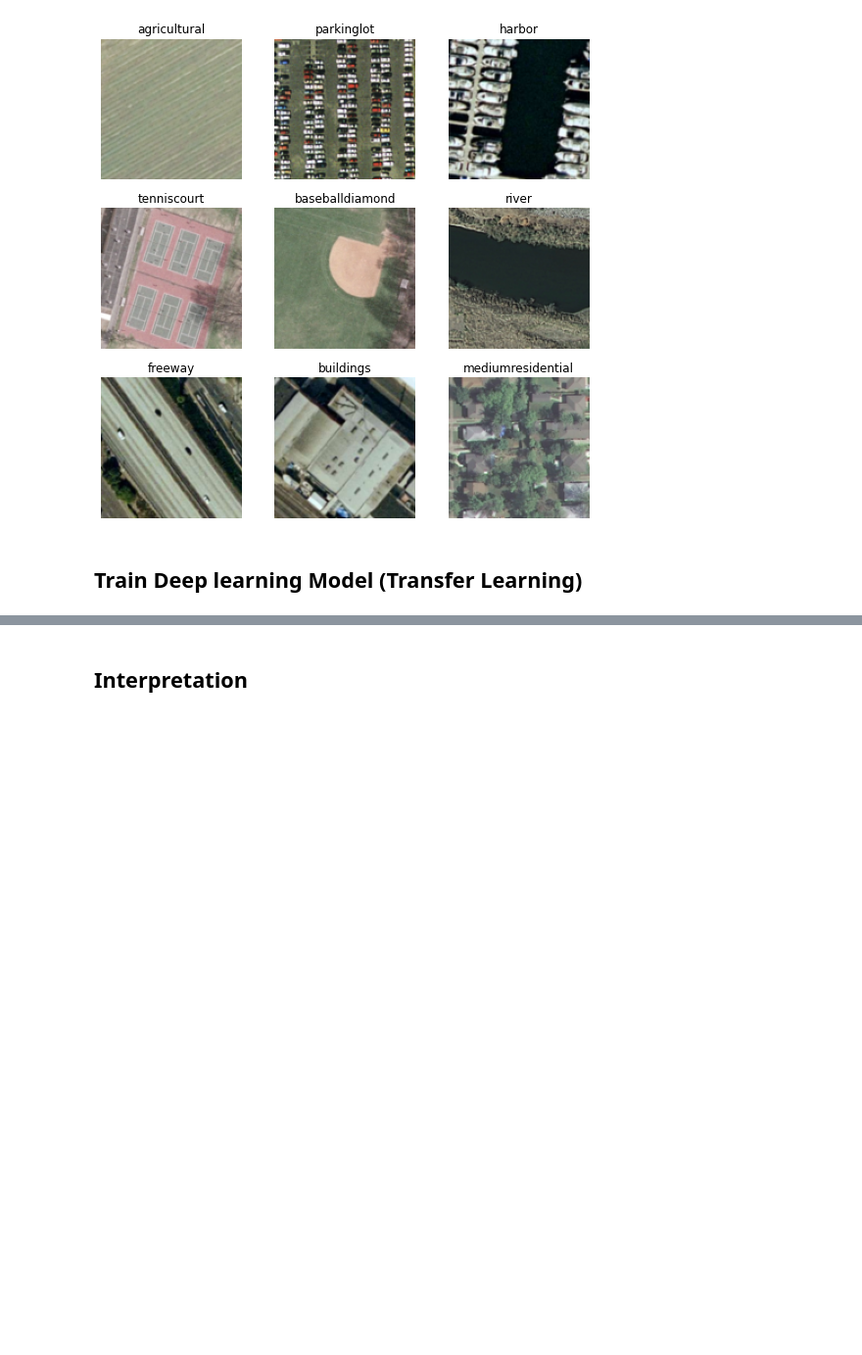
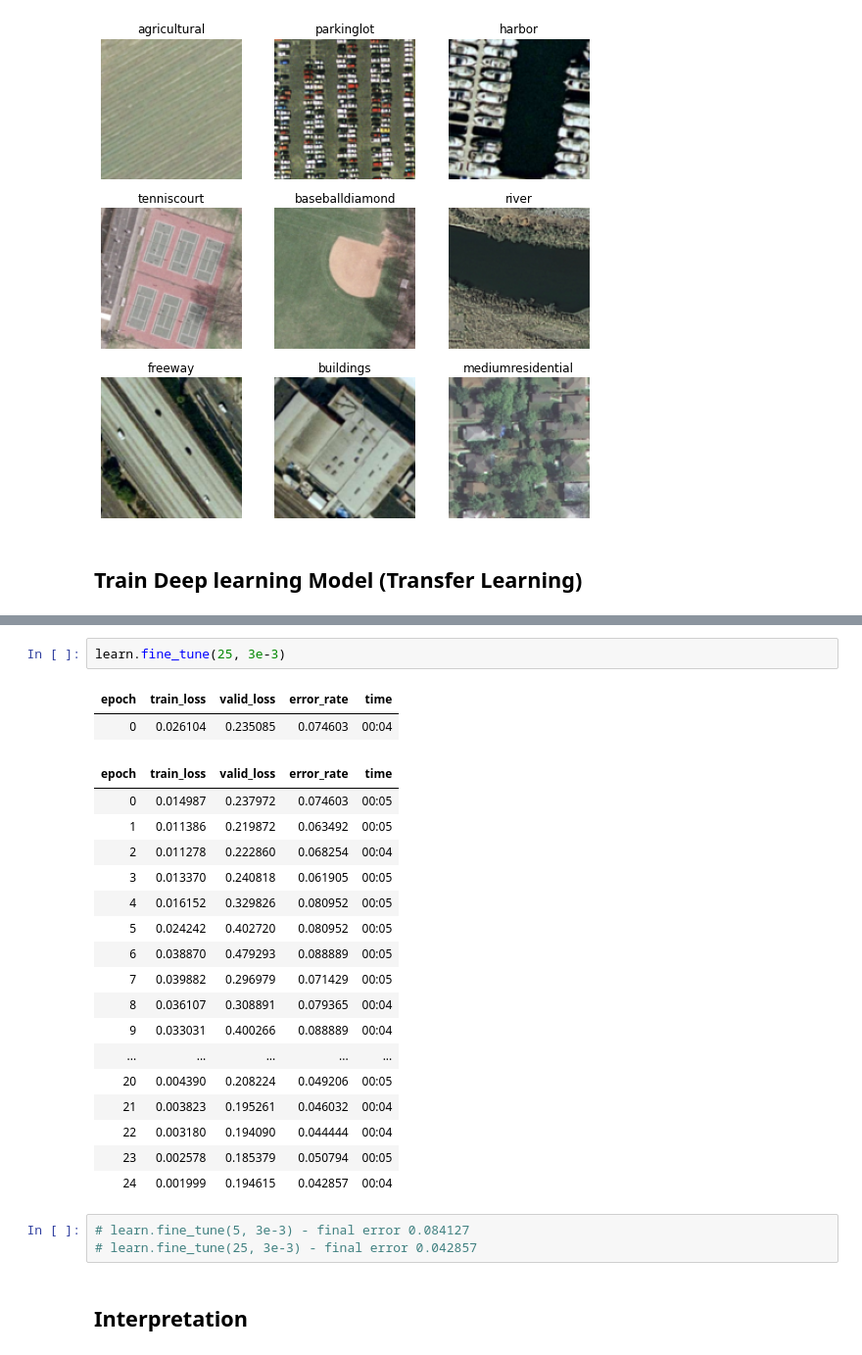
Before and after one commit to AmirDev83/satellite-imagery-projects, a Jupyter notebook: land_classification/FastAI_MultiLabel_Classification.ipynb, the cells around one changed output, grey strips where cells are left out. Shown at 98% size. Saved outputs shown, nothing was run; the diff lists cells and outputs as text; blank space fills up the shorter version.

```diff
--- a/land_classification/FastAI_MultiLabel_Classification.ipynb
+++ b/land_classification/FastAI_MultiLabel_Classification.ipynb
@@ -75,3 +69,28 @@ Downloading: "https://download.pytorch.org/models/resnet18-5c106cde.pth" to /roo
+# %%
+learn.fine_tune(25, 3e-3)
+# %% [output]
+| epoch | train_loss | valid_loss | error_rate | time |
+| 0 | 0.026104 | 0.235085 | 0.074603 | 00:04 |
+| epoch | train_loss | valid_loss | error_rate | time |
+| 0 | 0.014987 | 0.237972 | 0.074603 | 00:05 |
+| 1 | 0.011386 | 0.219872 | 0.063492 | 00:05 |
+| 2 | 0.011278 | 0.222860 | 0.068254 | 00:04 |
+| 3 | 0.013370 | 0.240818 | 0.061905 | 00:05 |
+| 4 | 0.016152 | 0.329826 | 0.080952 | 00:05 |
+| 5 | 0.024242 | 0.402720 | 0.080952 | 00:05 |
+| 6 | 0.038870 | 0.479293 | 0.088889 | 00:05 |
+| 7 | 0.039882 | 0.296979 | 0.071429 | 00:05 |
+| 8 | 0.036107 | 0.308891 | 0.079365 | 00:04 |
+| 9 | 0.033031 | 0.400266 | 0.088889 | 00:04 |
+| ... | ... | ... | ... | ... |
+| 20 | 0.004390 | 0.208224 | 0.049206 | 00:05 |
+| 21 | 0.003823 | 0.195261 | 0.046032 | 00:04 |
+| 22 | 0.003180 | 0.194090 | 0.044444 | 00:04 |
+| 23 | 0.002578 | 0.185379 | 0.050794 | 00:05 |
+| 24 | 0.001999 | 0.194615 | 0.042857 | 00:04 |
+# %%
+# learn.fine_tune(5, 3e-3) - final error 0.084127
+# learn.fine_tune(25, 3e-3) - final error 0.042857
 # %% [markdown]
 ## Interpretation
 # %%
```
Also changed, not shown: parts of 5 cells of this notebook.
